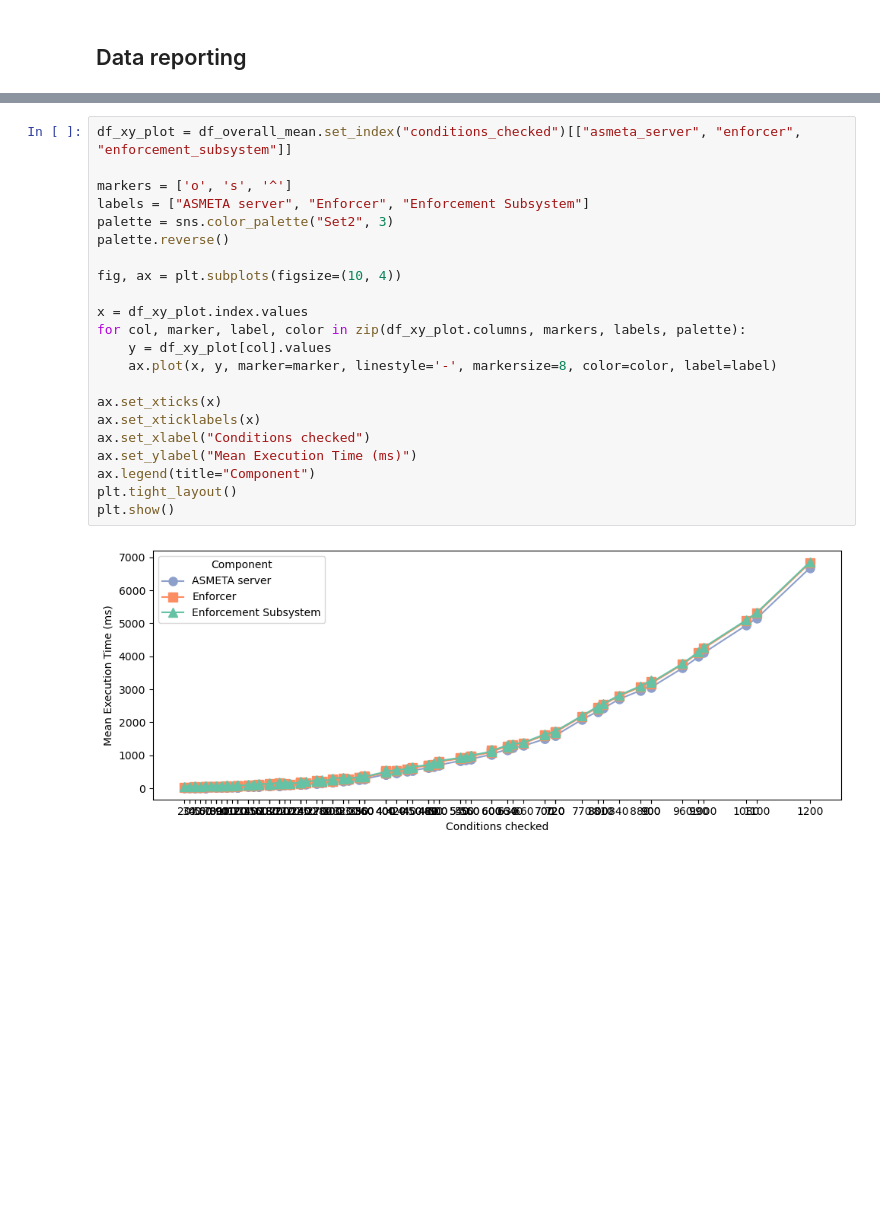
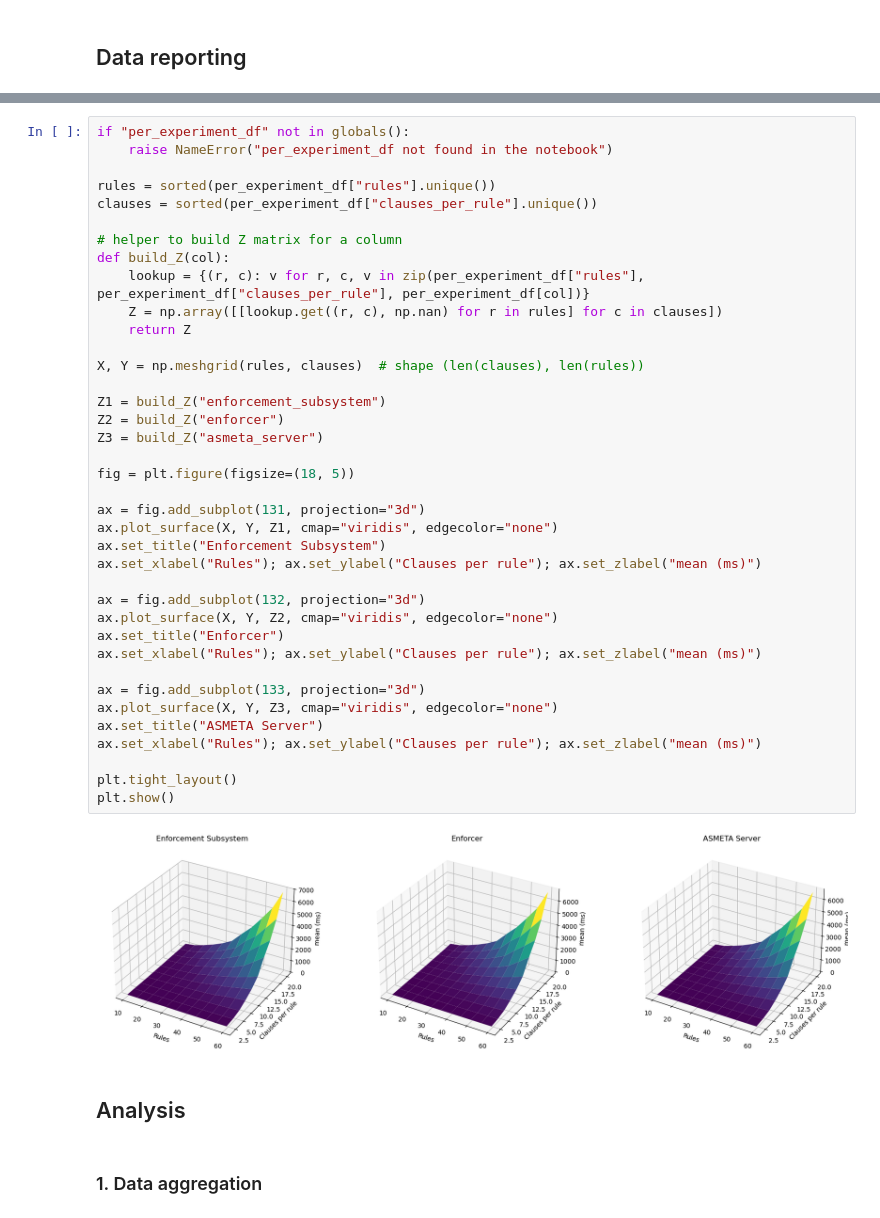
Before and after one commit to gssi-robotics/sleec-at-runtime, a Jupyter notebook: experiments/results/scalability/analysis/scalability_analysis.ipynb, the cells around one changed output, grey strips where cells are left out. Saved outputs shown, nothing was run; the diff lists cells and outputs as text; blank space fills up the shorter version.

Commit message:
Completing scalability data analysis

```diff
--- a/experiments/results/scalability/analysis/scalability_analysis.ipynb
+++ b/experiments/results/scalability/analysis/scalability_analysis.ipynb
@@ -390,24 +350,44 @@ plt.show()
-# %%
-df_xy_plot = df_overall_mean.set_index("conditions_checked")[["asmeta_server", "enforcer", "enforcement_subsystem"]]
-
-markers = ['o', 's', '^']
-labels = ["ASMETA server", "Enforcer", "Enforcement Subsystem"]
-palette = sns.color_palette("Set2", 3)
-palette.reverse()
-
-fig, ax = plt.subplots(figsize=(10, 4))
-
-x = df_xy_plot.index.values
-for col, marker, label, color in zip(df_xy_plot.columns, markers, labels, palette):
-    y = df_xy_plot[col].values
-    ax.plot(x, y, marker=marker, linestyle='-', markersize=8, color=color, label=label)
-
-ax.set_xticks(x)
-ax.set_xticklabels(x)
-ax.set_xlabel("Conditions checked")
-ax.set_ylabel("Mean Execution Time (ms)")
-ax.legend(title="Component")
-plt.tight_layout()
-plt.show()
-# %% [output]
-[figure, removed]
+# %%
+if "per_experiment_df" not in globals():
+    raise NameError("per_experiment_df not found in the notebook")
+
+rules = sorted(per_experiment_df["rules"].unique())
+clauses = sorted(per_experiment_df["clauses_per_rule"].unique())
+
+# helper to build Z matrix for a column
+def build_Z(col):
+    lookup = {(r, c): v for r, c, v in zip(per_experiment_df["rules"], per_experiment_df["clauses_per_rule"], per_experiment_df[col])}
+    Z = np.array([[lookup.get((r, c), np.nan) for r in rules] for c in clauses])
+    return Z
+
+X, Y = np.meshgrid(rules, clauses)  # shape (len(clauses), len(rules))
+
+Z1 = build_Z("enforcement_subsystem")
+Z2 = build_Z("enforcer")
+Z3 = build_Z("asmeta_server")
+
+fig = plt.figure(figsize=(18, 5))
+
+ax = fig.add_subplot(131, projection="3d")
+ax.plot_surface(X, Y, Z1, cmap="viridis", edgecolor="none")
+ax.set_title("Enforcement Subsystem")
+ax.set_xlabel("Rules"); ax.set_ylabel("Clauses per rule"); ax.set_zlabel("mean (ms)")
+
+ax = fig.add_subplot(132, projection="3d")
+ax.plot_surface(X, Y, Z2, cmap="viridis", edgecolor="none")
+ax.set_title("Enforcer")
+ax.set_xlabel("Rules"); ax.set_ylabel("Clauses per rule"); ax.set_zlabel("mean (ms)")
+
+ax = fig.add_subplot(133, projection="3d")
+ax.plot_surface(X, Y, Z3, cmap="viridis", edgecolor="none")
+ax.set_title("ASMETA Server")
+ax.set_xlabel("Rules"); ax.set_ylabel("Clauses per rule"); ax.set_zlabel("mean (ms)")
+
+plt.tight_layout()
+plt.show()
+# %% [output]
+[figure, added]
+# %% [markdown]
+## Analysis
+# %% [markdown]
+### 1. Data aggregation
```
Also changed, not shown: parts of 57 cells of this notebook, 5 other files.
